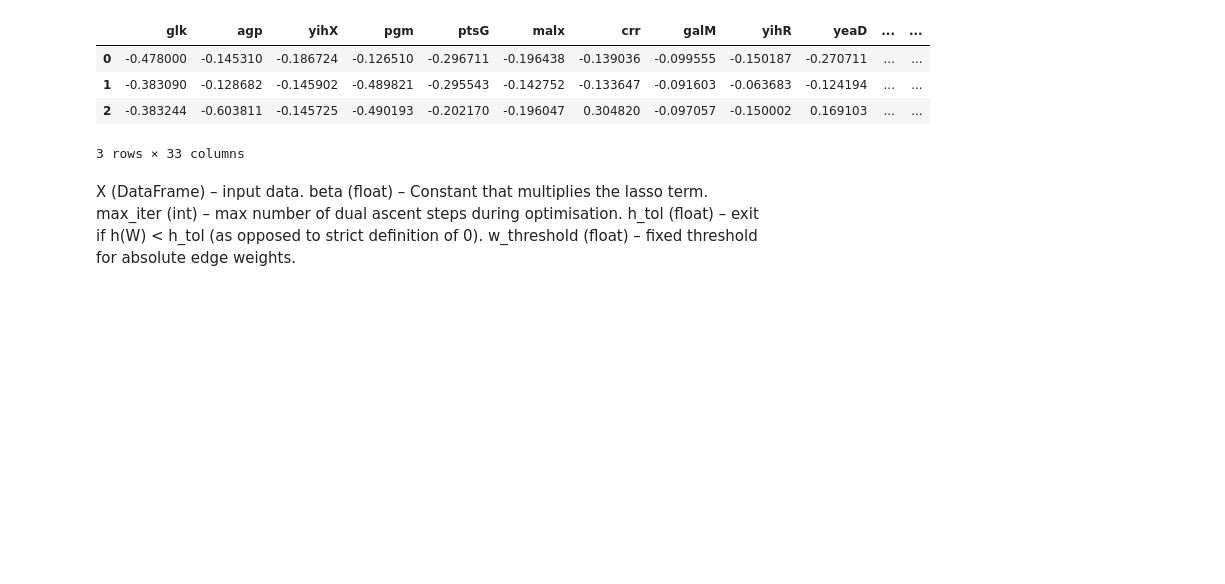
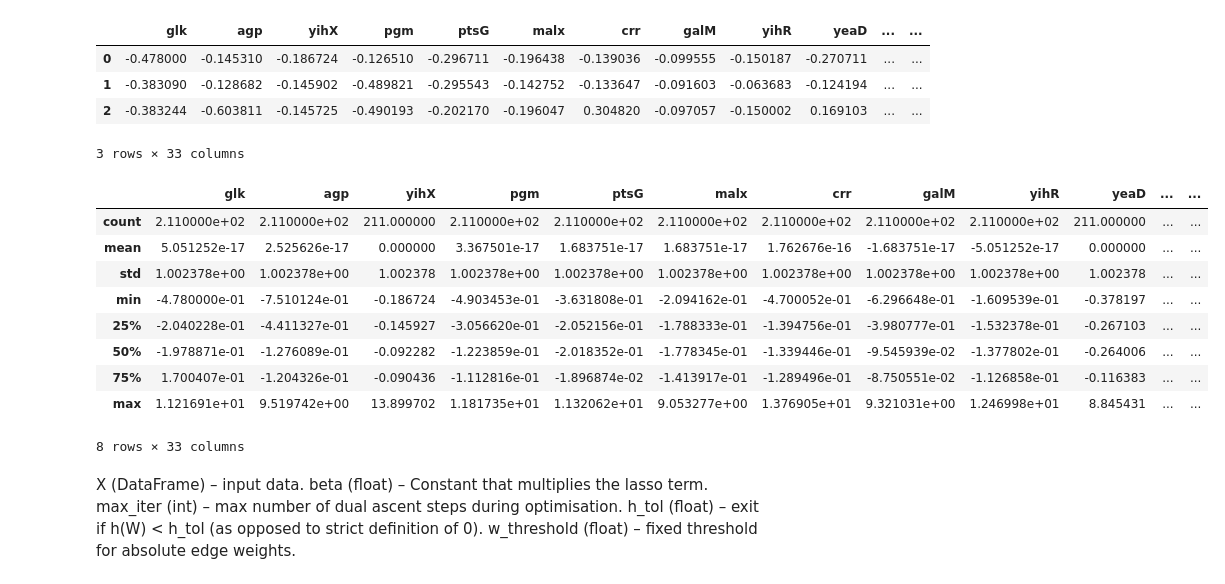
Before and after one commit to SanchanY/bn, a Jupyter notebook: work/notears_lasso.ipynb, the cells around one changed output. Drawn from its saved outputs; the diff is of its cells as text; code cells hidden in the pictures; blank space fills up the shorter version.

```diff
--- a/work/notears_lasso.ipynb
+++ b/work/notears_lasso.ipynb
@@ -46,6 +46,19 @@ norm_data.head(3)
 | 1 | -0.383090 | -0.128682 | -0.145902 | -0.489821 | -0.295543 | -0.142752 | -0.133647 | -0.091603 | -0.063683 | -0.124194 | ... | ... |
 | 2 | -0.383244 | -0.603811 | -0.145725 | -0.490193 | -0.202170 | -0.196047 | 0.304820 | -0.097057 | -0.150002 | 0.169103 | ... | ... |
 3 rows × 33 columns
+# %%
+norm_data.describe()
+# %% [output]
+|  | glk | agp | yihX | pgm | ptsG | malx | crr | galM | yihR | yeaD | ... | ... |
+| count | 2.110000e+02 | 2.110000e+02 | 211.000000 | 2.110000e+02 | 2.110000e+02 | 2.110000e+02 | 2.110000e+02 | 2.110000e+02 | 2.110000e+02 | 211.000000 | ... | ... |
+| mean | 5.051252e-17 | 2.525626e-17 | 0.000000 | 3.367501e-17 | 1.683751e-17 | 1.683751e-17 | 1.762676e-16 | -1.683751e-17 | -5.051252e-17 | 0.000000 | ... | ... |
+| std | 1.002378e+00 | 1.002378e+00 | 1.002378 | 1.002378e+00 | 1.002378e+00 | 1.002378e+00 | 1.002378e+00 | 1.002378e+00 | 1.002378e+00 | 1.002378 | ... | ... |
+| min | -4.780000e-01 | -7.510124e-01 | -0.186724 | -4.903453e-01 | -3.631808e-01 | -2.094162e-01 | -4.700052e-01 | -6.296648e-01 | -1.609539e-01 | -0.378197 | ... | ... |
+| 25% | -2.040228e-01 | -4.411327e-01 | -0.145927 | -3.056620e-01 | -2.052156e-01 | -1.788333e-01 | -1.394756e-01 | -3.980777e-01 | -1.532378e-01 | -0.267103 | ... | ... |
+| 50% | -1.978871e-01 | -1.276089e-01 | -0.092282 | -1.223859e-01 | -2.018352e-01 | -1.778345e-01 | -1.339446e-01 | -9.545939e-02 | -1.377802e-01 | -0.264006 | ... | ... |
+| 75% | 1.700407e-01 | -1.204326e-01 | -0.090436 | -1.112816e-01 | -1.896874e-02 | -1.413917e-01 | -1.289496e-01 | -8.750551e-02 | -1.126858e-01 | -0.116383 | ... | ... |
+| max | 1.121691e+01 | 9.519742e+00 | 13.899702 | 1.181735e+01 | 1.132062e+01 | 9.053277e+00 | 1.376905e+01 | 9.321031e+00 | 1.246998e+01 | 8.845431 | ... | ... |
+8 rows × 33 columns
 # %% [markdown]
 X (DataFrame) – input data.
 beta (float) – Constant that multiplies the lasso term.
```
Also changed, not shown: parts of 3 cells of this notebook, 2 other files.
